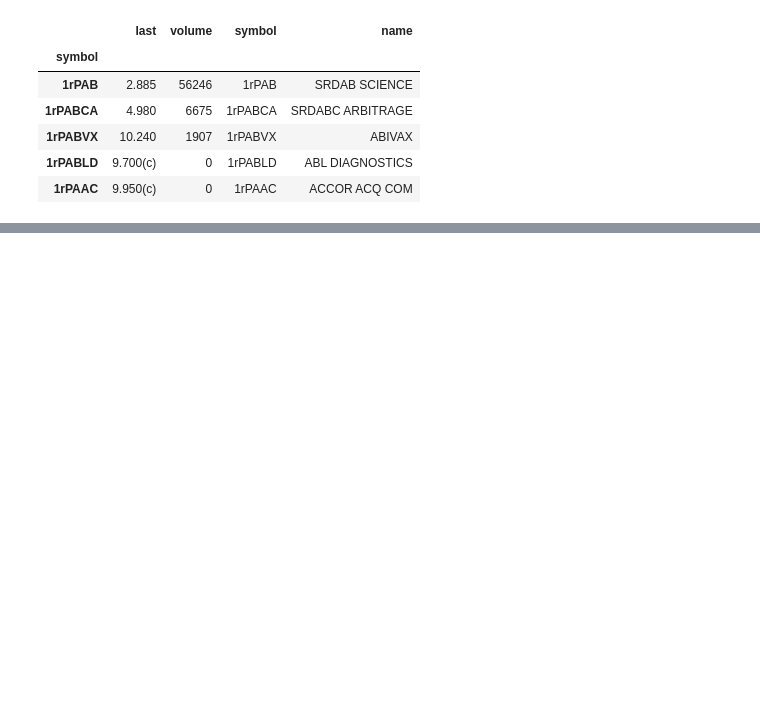
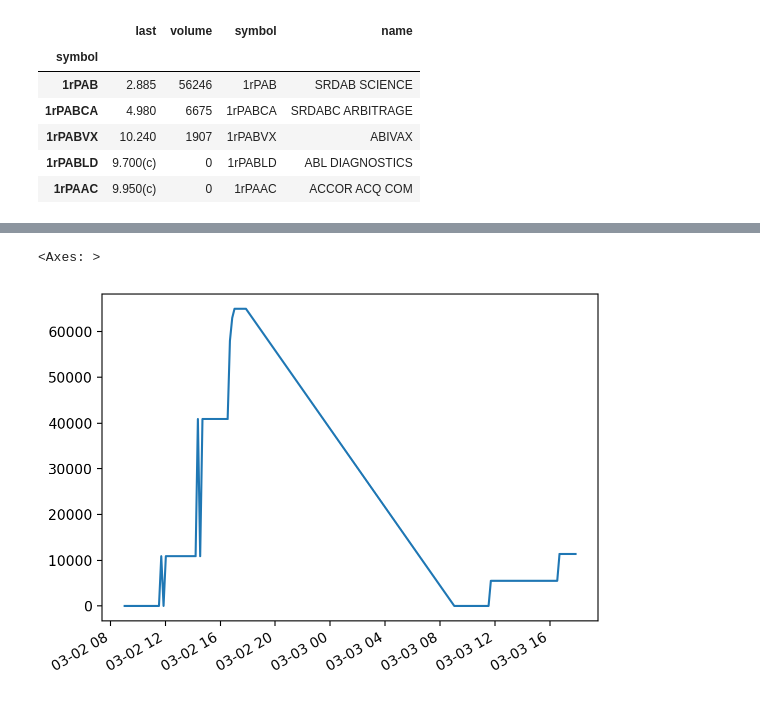
Before and after one commit to sankBalde/BigData, a Jupyter notebook: Notebooks/filter_data.ipynb, the cells around one changed output, grey strips where cells are left out. Cells and saved outputs as stored; diff of their text form; code cells hidden in the pictures; blank space fills up the shorter version.

```diff
--- a/Notebooks/filter_data.ipynb
+++ b/Notebooks/filter_data.ipynb
@@ -30,0 +162,5 @@ df.head()
+# %%
+axa.loc["2023-03-02": "2023-03-03", "volume"].plot()
+# %% [output]
+<Axes: >
+[figure, added]
```
Also changed, not shown: parts of 23 cells of this notebook, 1 other file.
